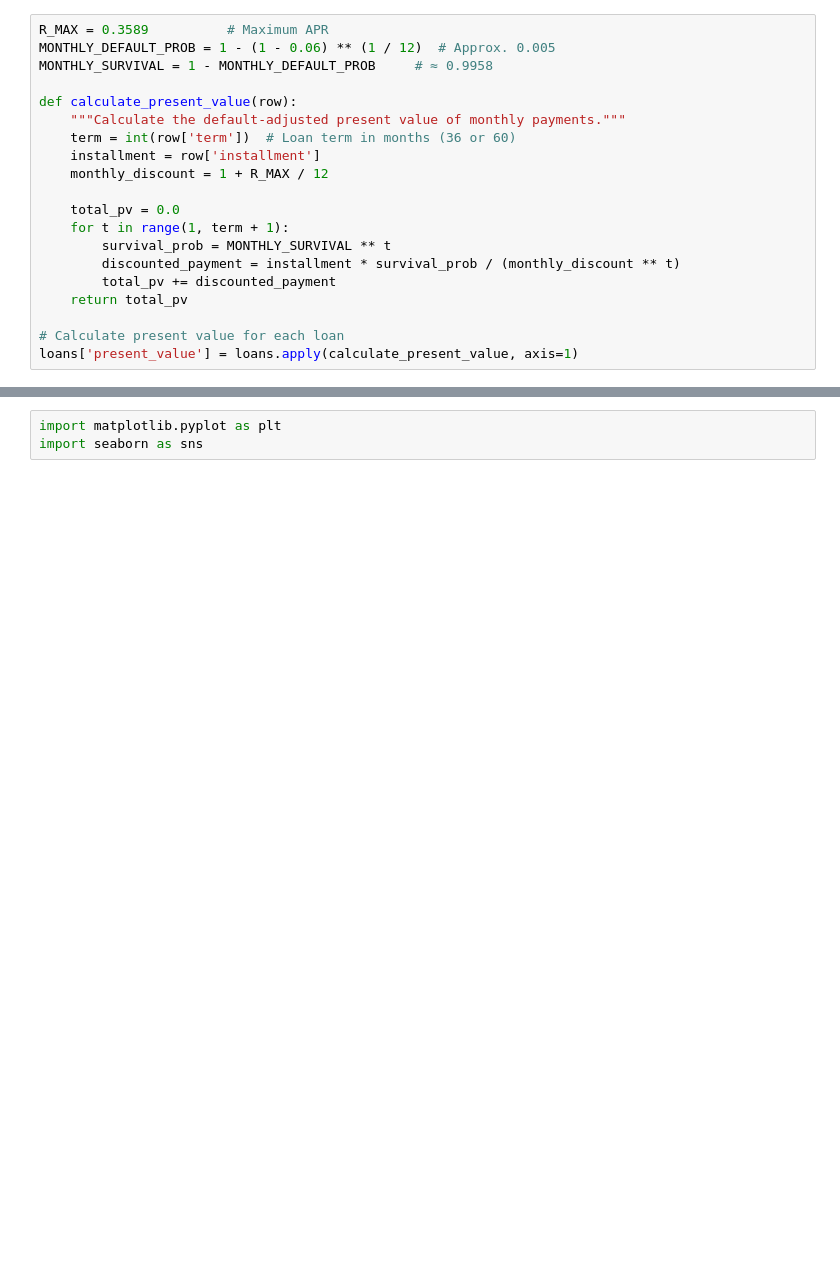
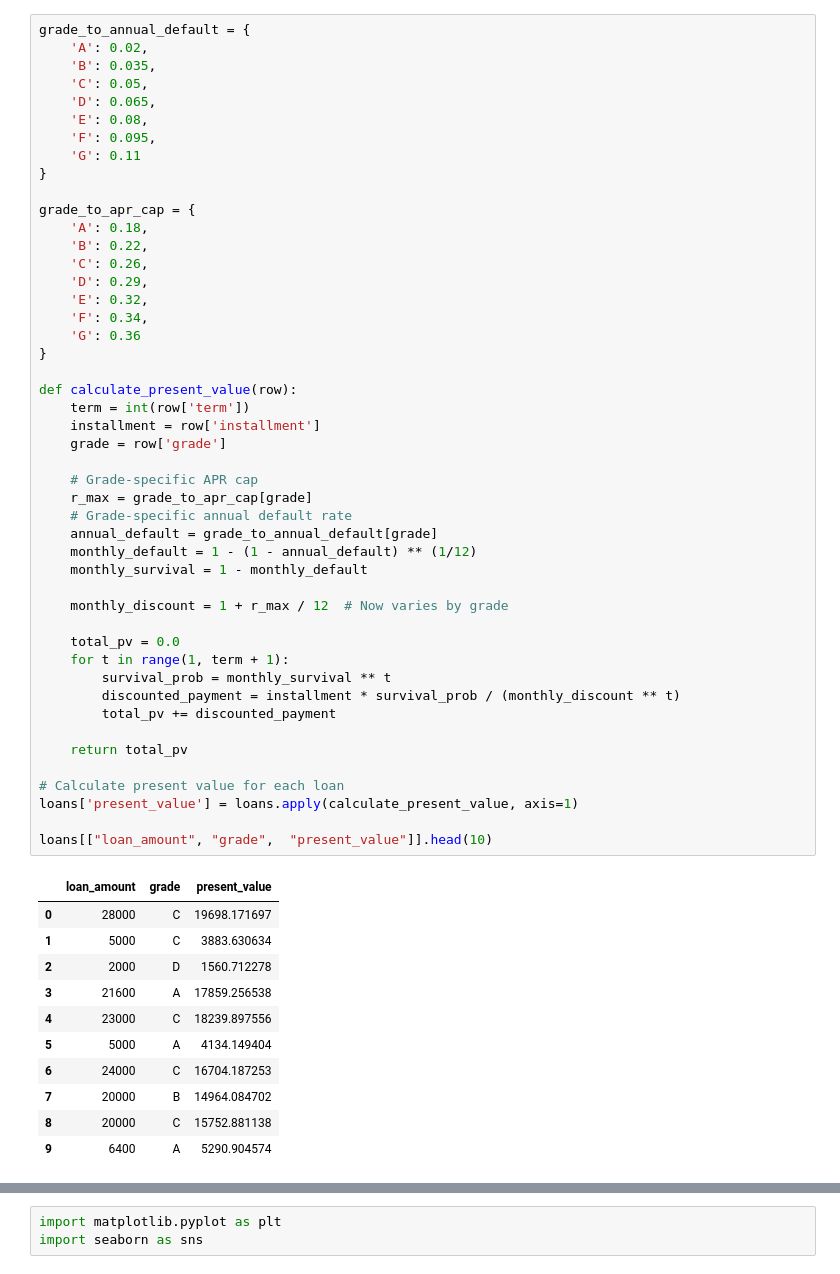
Before and after one commit to alanywang25/Lending-Club-Optimization, a Jupyter notebook: optimization v3.ipynb, the cells around one changed output, grey strips where cells are left out. Cells and saved outputs as stored; diff of their text form; blank space fills up the shorter version.

```diff
--- a/optimization v3.ipynb
+++ b/optimization v3.ipynb
@@ -7,23 +7,62 @@ loans = pd.read_csv('loans_full_schema.csv')
 # %%
-R_MAX = 0.3589          # Maximum APR
-MONTHLY_DEFAULT_PROB = 1 - (1 - 0.06) ** (1 / 12)  # Approx. 0.005
-MONTHLY_SURVIVAL = 1 - MONTHLY_DEFAULT_PROB     # ≈ 0.9958
+grade_to_annual_default = {
+    'A': 0.02,
+    'B': 0.035,
+    'C': 0.05,
+    'D': 0.065,
+    'E': 0.08,
+    'F': 0.095,
+    'G': 0.11
+}
+
+grade_to_apr_cap = {
+    'A': 0.18,
+    'B': 0.22,
+    'C': 0.26,
+    'D': 0.29,
+    'E': 0.32,
+    'F': 0.34,
+    'G': 0.36
+}
 
 def calculate_present_value(row):
-    """Calculate the default-adjusted present value of monthly payments."""
-    term = int(row['term'])  # Loan term in months (36 or 60)
+    term = int(row['term'])
     installment = row['installment']
-    monthly_discount = 1 + R_MAX / 12
+    grade = row['grade']
+
+    # Grade-specific APR cap
+    r_max = grade_to_apr_cap[grade]
+    # Grade-specific annual default rate
+    annual_default = grade_to_annual_default[grade]
+    monthly_default = 1 - (1 - annual_default) ** (1/12)
+    monthly_survival = 1 - monthly_default
+
+    monthly_discount = 1 + r_max / 12  # Now varies by grade
 
     total_pv = 0.0
     for t in range(1, term + 1):
-        survival_prob = MONTHLY_SURVIVAL ** t
+        survival_prob = monthly_survival ** t
         discounted_payment = installment * survival_prob / (monthly_discount ** t)
         total_pv += discounted_payment
+
     return total_pv
 
 # Calculate present value for each loan
 loans['present_value'] = loans.apply(calculate_present_value, axis=1)
+
+loans[["loan_amount", "grade",  "present_value"]].head(10)
+# %% [output]
+|  | loan_amount | grade | present_value |
+| 0 | 28000 | C | 19698.171697 |
+| 1 | 5000 | C | 3883.630634 |
+| 2 | 2000 | D | 1560.712278 |
+| 3 | 21600 | A | 17859.256538 |
+| 4 | 23000 | C | 18239.897556 |
+| 5 | 5000 | A | 4134.149404 |
+| 6 | 24000 | C | 16704.187253 |
+| 7 | 20000 | B | 14964.084702 |
+| 8 | 20000 | C | 15752.881138 |
+| 9 | 6400 | A | 5290.904574 |
 # %%
 # Origination fee bounds by grade and term
 fee_bounds = {
```
Also changed, not shown: parts of 7 cells of this notebook, 5 other files.
